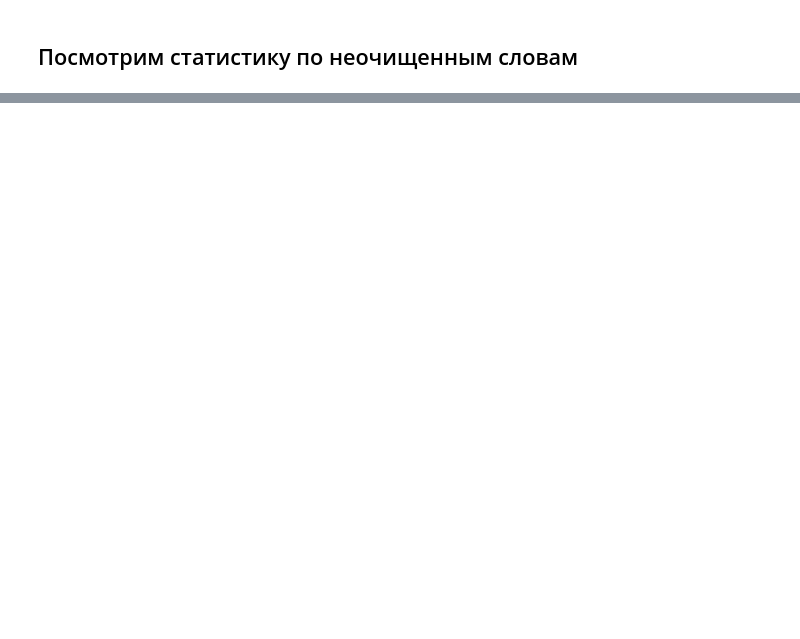
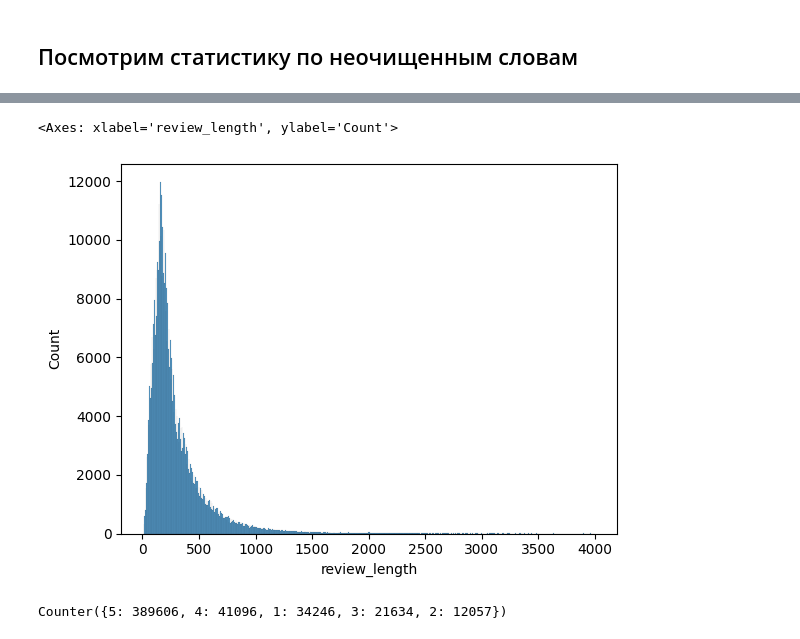
Before and after one commit to kcherenkovv/learning_task, a Jupyter notebook: ide.ipynb, the cells around one changed output, grey strips where cells are left out. Cells and saved outputs as stored; diff of their text form; code cells hidden in the pictures; blank space fills up the shorter version.

```diff
--- a/ide.ipynb
+++ b/ide.ipynb
@@ -266,0 +470,6 @@ for word in most_common_words:
+# %%
+# Удаление отзывов с длиной более 4000 слов
+df = df.query('review_length < 4000')
+
+# Удаление отзывов с длиной менее 10 слов
+df = df.query('review_length > 10')
@@ -266,0 +493,11 @@ for word in most_common_words:
+# %%
+# Выведем график распределения по длине отзывов, для визуализации результата
+sns.histplot(df['review_length'])
+# %% [output]
+<Axes: xlabel='review_length', ylabel='Count'>
+[figure, added]
+# %%
+# Проверим балансировку классов по рейтингу
+print(Counter(df['rating']))
+# %% [output]
+Counter({5: 389606, 4: 41096, 1: 34246, 3: 21634, 2: 12057})
```
Also changed, not shown: parts of 45 cells of this notebook, 1 other file.
